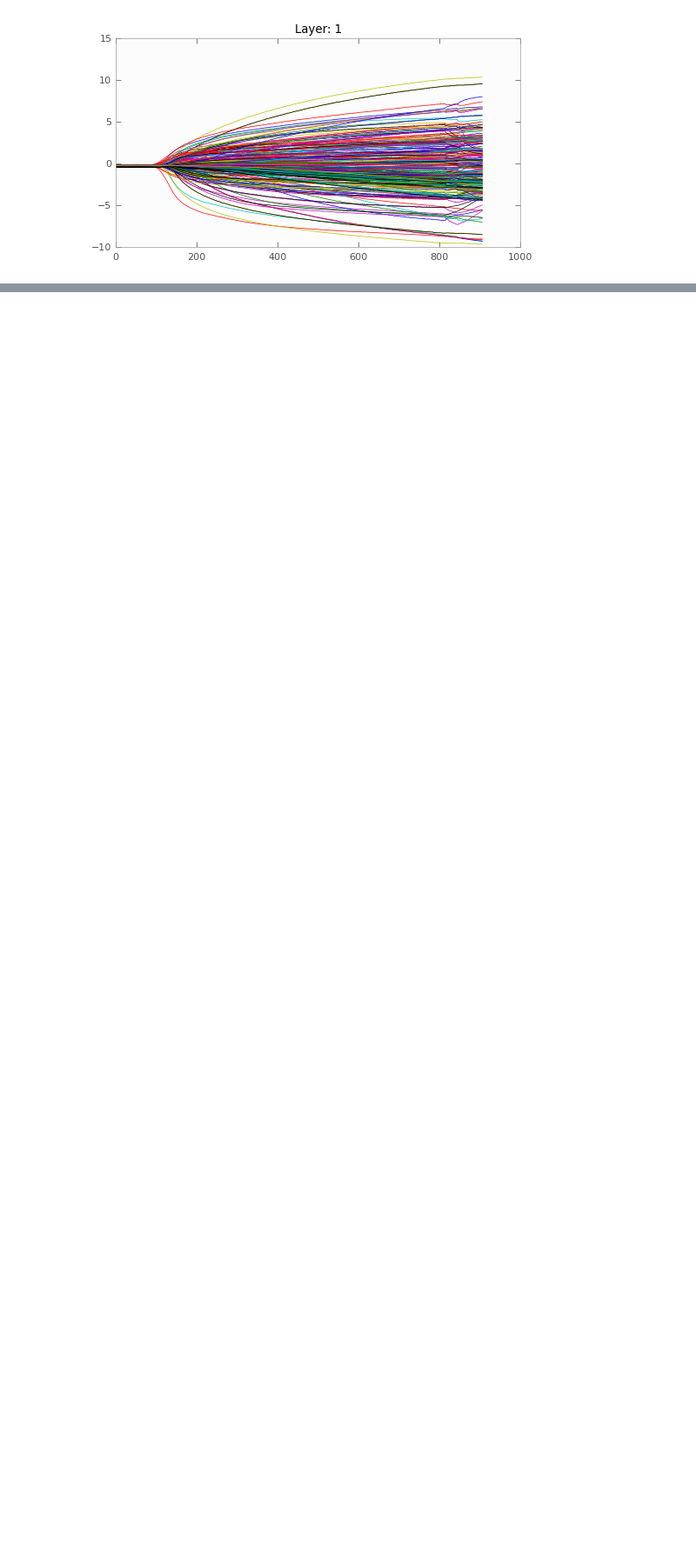
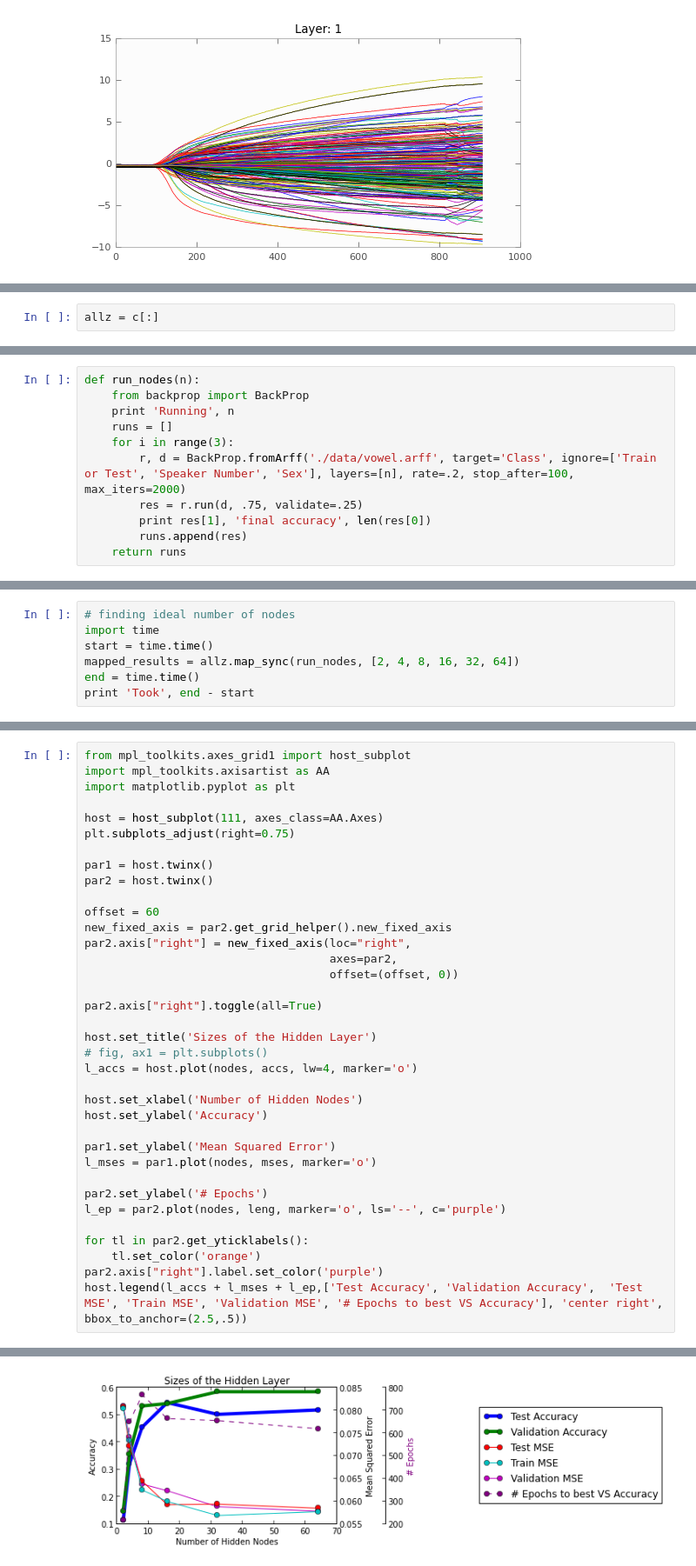
Before and after one commit to jaredly/backprop, a Jupyter notebook: Backprop Vowel.ipynb, the cells around one changed output, grey strips where cells are left out. Shown at 87% size. Cells and saved outputs as stored; diff of their text form; blank space fills up the shorter version.

```diff
--- a/Backprop Vowel.ipynb
+++ b/Backprop Vowel.ipynb
@@ -133,0 +149,2 @@ for layer in lines:
+# %%
+allz = c[:]
@@ -133,0 +153,11 @@ for layer in lines:
+# %%
+def run_nodes(n):
+    from backprop import BackProp
+    print 'Running', n
+    runs = []
+    for i in range(3):
+        r, d = BackProp.fromArff('./data/vowel.arff', target='Class', ignore=['Train or Test', 'Speaker Number', 'Sex'], layers=[n], rate=.2, stop_after=100, max_iters=2000)
+        res = r.run(d, .75, validate=.25)
+        print res[1], 'final accuracy', len(res[0])
+        runs.append(res)
+    return runs
@@ -133,0 +172,7 @@ for layer in lines:
+# %%
+# finding ideal number of nodes
+import time
+start = time.time()
+mapped_results = allz.map_sync(run_nodes, [2, 4, 8, 16, 32, 64])
+end = time.time()
+print 'Took', end - start
@@ -133,0 +217,37 @@ for layer in lines:
+# %%
+from mpl_toolkits.axes_grid1 import host_subplot
+import mpl_toolkits.axisartist as AA
+import matplotlib.pyplot as plt
+
+host = host_subplot(111, axes_class=AA.Axes)
+plt.subplots_adjust(right=0.75)
+
+par1 = host.twinx()
+par2 = host.twinx()
+
+offset = 60
+new_fixed_axis = par2.get_grid_helper().new_fixed_axis
+par2.axis["right"] = new_fixed_axis(loc="right",
+                                    axes=par2,
+                                    offset=(offset, 0))
+
+par2.axis["right"].toggle(all=True)
+
+host.set_title('Sizes of the Hidden Layer')
+# fig, ax1 = plt.subplots()
+l_accs = host.plot(nodes, accs, lw=4, marker='o')
+
+host.set_xlabel('Number of Hidden Nodes')
+host.set_ylabel('Accuracy')
+
+par1.set_ylabel('Mean Squared Error')
+l_mses = par1.plot(nodes, mses, marker='o')
+
+par2.set_ylabel('# Epochs')
+l_ep = par2.plot(nodes, leng, marker='o', ls='--', c='purple')
+
+for tl in par2.get_yticklabels():
+    tl.set_color('orange')
+par2.axis["right"].label.set_color('purple')
+host.legend(l_accs + l_mses + l_ep,['Test Accuracy', 'Validation Accuracy',  'Test MSE', 'Train MSE', 'Validation MSE', '# Epochs to best VS Accuracy'], 'center right', bbox_to_anchor=(2.5,.5))
+# %% [output]
@@ -133,0 +255 @@ for layer in lines:
+[figure, added]
```
Also changed, not shown: parts of 11 cells of this notebook, 3 other files.
